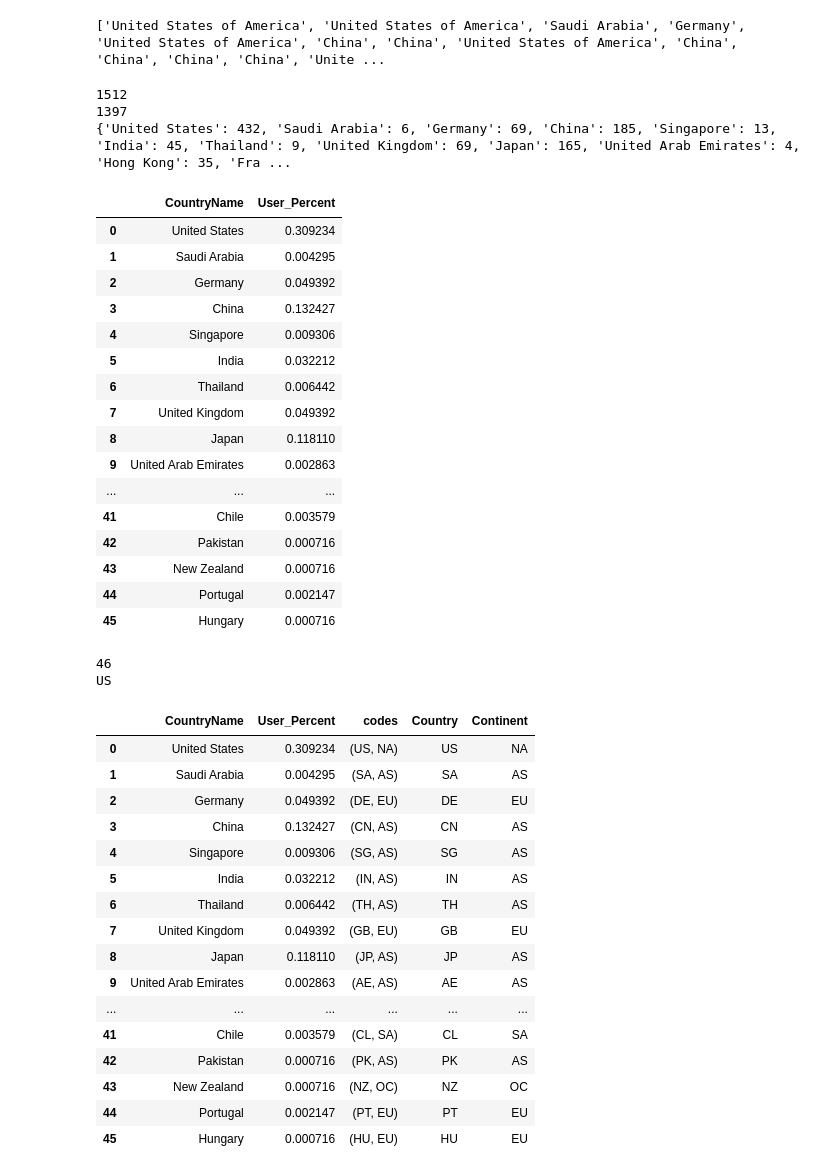
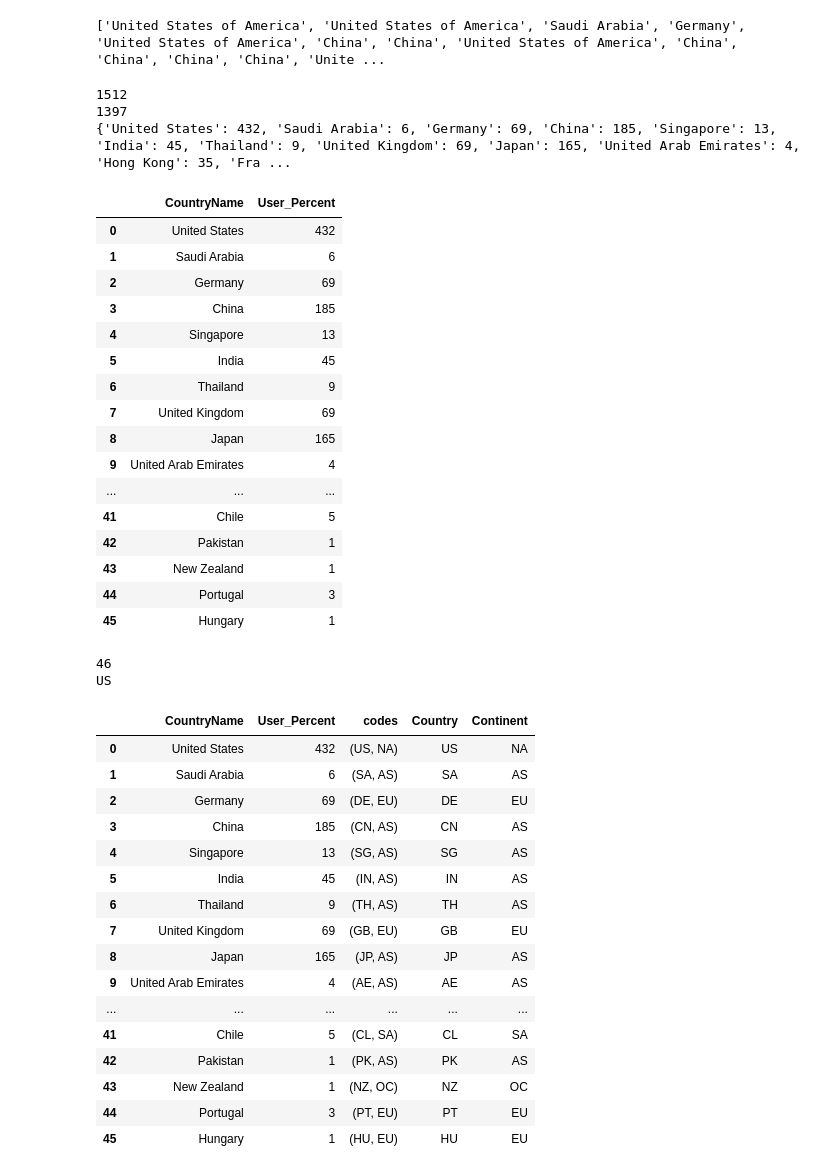
Before and after one commit to dedo99/Homework5, a Jupyter notebook: stats/globaldata_stats.ipynb, the cells around one changed output. Cells and saved outputs as stored; diff of their text form; code cells hidden in the pictures.

```diff
--- a/stats/globaldata_stats.ipynb
+++ b/stats/globaldata_stats.ipynb
@@ -236,50 +236,50 @@ for i in df.headquarters:
 print(len(headquarters_list))
 
 
 country_list = list()
 for text in headquarters_list:
     for country in pycountry.countries:
         if country.name in text:
             # print(country.name)
             country_list.append(country.name)
 
 # print(country_list)
 print(len(country_list))
 
 country_to_count = dict()
 for i in country_list:
     if i not in country_to_count.keys():
         country_to_count[i] = 1
     else:
         country_to_count[i] += 1
 
 print(country_to_count)
 d = {'CountryName': country_to_count.keys(), 'User_Percent': country_to_count.values()}
 df_country = pd.DataFrame(data=d)
-df_country.User_Percent = df_country.User_Percent.apply(lambda x: int(x)/len(country_list))
+# df_country.User_Percent = df_country.User_Percent.apply(lambda x: int(x)/len(country_list))
 
 df_country
 # %% [output]
 1512
 1397
 {'United States': 432, 'Saudi Arabia': 6, 'Germany': 69, 'China': 185, 'Singapore': 13, 'India': 45, 'Thailand': 9, 'United Kingdom': 69, 'Japan': 165, 'United Arab Emirates': 4, 'Hong Kong': 35, 'Fra ...
 |  | CountryName | User_Percent |
-| 0 | United States | 0.309234 |
-| 1 | Saudi Arabia | 0.004295 |
-| 2 | Germany | 0.049392 |
-| 3 | China | 0.132427 |
-| 4 | Singapore | 0.009306 |
-| 5 | India | 0.032212 |
-| 6 | Thailand | 0.006442 |
-| 7 | United Kingdom | 0.049392 |
-| 8 | Japan | 0.118110 |
-| 9 | United Arab Emirates | 0.002863 |
+| 0 | United States | 432 |
+| 1 | Saudi Arabia | 6 |
+| 2 | Germany | 69 |
+| 3 | China | 185 |
+| 4 | Singapore | 13 |
+| 5 | India | 45 |
+| 6 | Thailand | 9 |
+| 7 | United Kingdom | 69 |
+| 8 | Japan | 165 |
+| 9 | United Arab Emirates | 4 |
 | ... | ... | ... |
-| 41 | Chile | 0.003579 |
-| 42 | Pakistan | 0.000716 |
-| 43 | New Zealand | 0.000716 |
-| 44 | Portugal | 0.002147 |
-| 45 | Hungary | 0.000716 |
+| 41 | Chile | 5 |
+| 42 | Pakistan | 1 |
+| 43 | New Zealand | 1 |
+| 44 | Portugal | 3 |
+| 45 | Hungary | 1 |
 # %%
 #function to convert to alpah2 country codes and continents
 from pycountry_convert import country_alpha2_to_continent_code, country_name_to_country_alpha2
@@ -309,22 +309,22 @@ df_country
 46
 US
 |  | CountryName | User_Percent | codes | Country | Continent |
-| 0 | United States | 0.309234 | (US, NA) | US | NA |
-| 1 | Saudi Arabia | 0.004295 | (SA, AS) | SA | AS |
-| 2 | Germany | 0.049392 | (DE, EU) | DE | EU |
-| 3 | China | 0.132427 | (CN, AS) | CN | AS |
-| 4 | Singapore | 0.009306 | (SG, AS) | SG | AS |
-| 5 | India | 0.032212 | (IN, AS) | IN | AS |
-| 6 | Thailand | 0.006442 | (TH, AS) | TH | AS |
-| 7 | United Kingdom | 0.049392 | (GB, EU) | GB | EU |
-| 8 | Japan | 0.118110 | (JP, AS) | JP | AS |
-| 9 | United Arab Emirates | 0.002863 | (AE, AS) | AE | AS |
+| 0 | United States | 432 | (US, NA) | US | NA |
+| 1 | Saudi Arabia | 6 | (SA, AS) | SA | AS |
+| 2 | Germany | 69 | (DE, EU) | DE | EU |
+| 3 | China | 185 | (CN, AS) | CN | AS |
+| 4 | Singapore | 13 | (SG, AS) | SG | AS |
+| 5 | India | 45 | (IN, AS) | IN | AS |
+| 6 | Thailand | 9 | (TH, AS) | TH | AS |
+| 7 | United Kingdom | 69 | (GB, EU) | GB | EU |
+| 8 | Japan | 165 | (JP, AS) | JP | AS |
+| 9 | United Arab Emirates | 4 | (AE, AS) | AE | AS |
 | ... | ... | ... | ... | ... | ... |
-| 41 | Chile | 0.003579 | (CL, SA) | CL | SA |
-| 42 | Pakistan | 0.000716 | (PK, AS) | PK | AS |
-| 43 | New Zealand | 0.000716 | (NZ, OC) | NZ | OC |
-| 44 | Portugal | 0.002147 | (PT, EU) | PT | EU |
-| 45 | Hungary | 0.000716 | (HU, EU) | HU | EU |
+| 41 | Chile | 5 | (CL, SA) | CL | SA |
+| 42 | Pakistan | 1 | (PK, AS) | PK | AS |
+| 43 | New Zealand | 1 | (NZ, OC) | NZ | OC |
+| 44 | Portugal | 3 | (PT, EU) | PT | EU |
+| 45 | Hungary | 1 | (HU, EU) | HU | EU |
 # %%
 from geopy.geocoders import Nominatim
 
```
Also changed, not shown: parts of 2 cells of this notebook, 2 other files.
